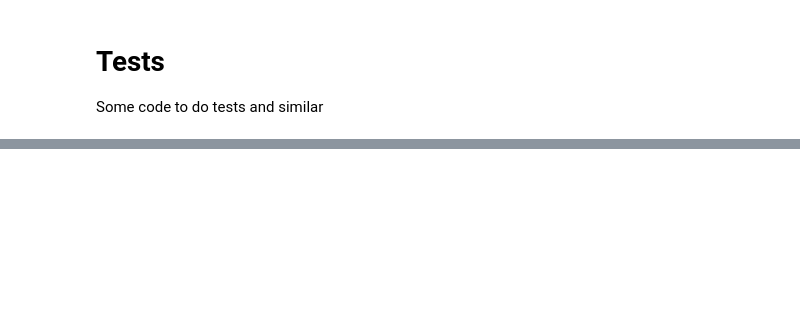
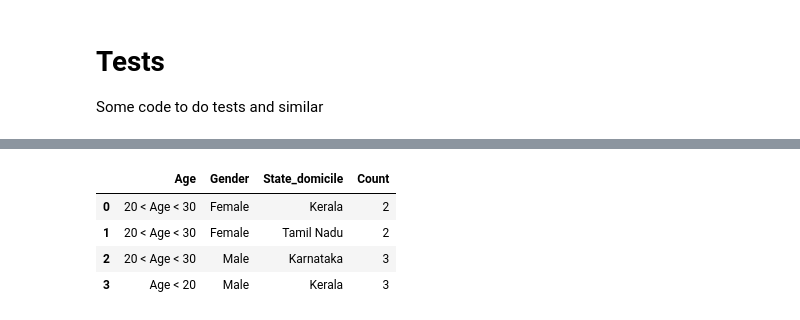
Before and after one commit to andreafasci/DPP_Project, a Jupyter notebook: DPP_Project.ipynb, the cells around one changed output, grey strips where cells are left out. Saved outputs shown, nothing was run; the diff lists cells and outputs as text; code cells hidden in the pictures; blank space fills up the shorter version.

```diff
--- a/DPP_Project.ipynb
+++ b/DPP_Project.ipynb
@@ -438,0 +452,8 @@ frequencySet (exampleDF_anonymized, [1,2,3])
+# %%
+frequencySet_standard(exampleDF_anonymized, ['Age', 'Gender', 'State_domicile'])
+# %% [output]
+|  | Age | Gender | State_domicile | Count |
+| 0 | 20 < Age < 30 | Female | Kerala | 2 |
+| 1 | 20 < Age < 30 | Female | Tamil Nadu | 2 |
+| 2 | 20 < Age < 30 | Male | Karnataka | 3 |
+| 3 | Age < 20 | Male | Kerala | 3 |
```
Also changed, not shown: parts of 12 cells of this notebook, 1 other file.
